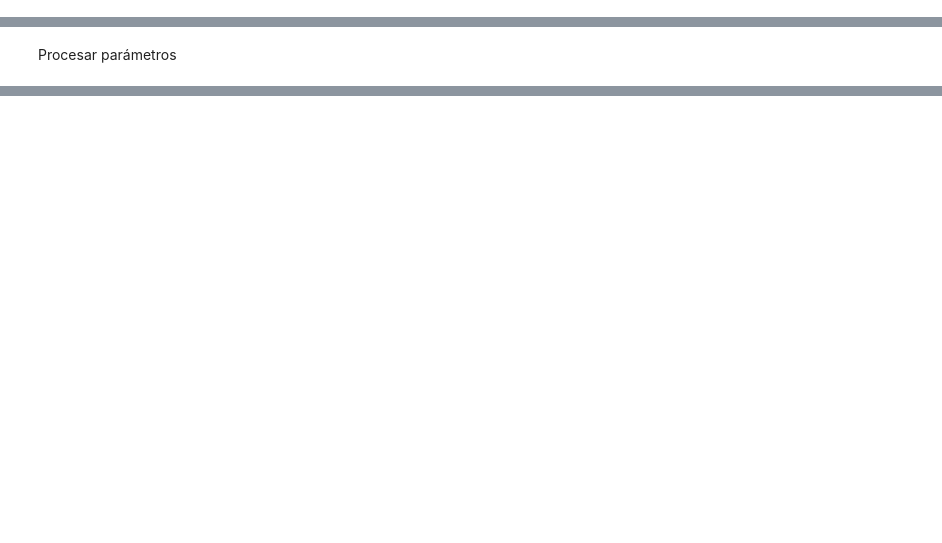
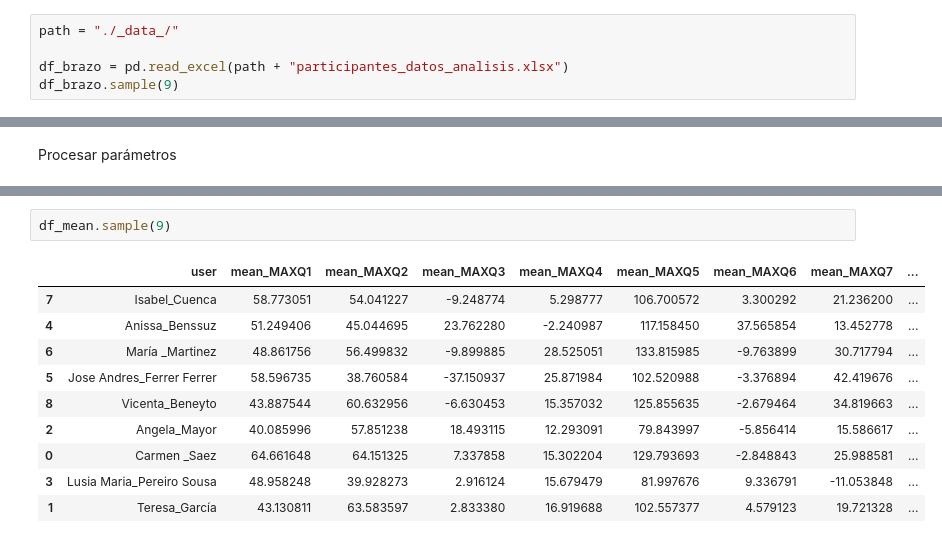
Before and after one commit to RaulMB94/rai_exp_2023_sivarita, a Jupyter notebook: rai_exp_2023_sivarita.ipynb, the cells around one changed output, grey strips where cells are left out. Cells and saved outputs as stored; diff of their text form; blank space fills up the shorter version.

Commit message:
filtrado de usuarios y lectura de excels

```diff
--- a/rai_exp_2023_sivarita.ipynb
+++ b/rai_exp_2023_sivarita.ipynb
@@ -29,0 +34,5 @@ importlib.reload(Sivarita)
+# %%
+path = "./_data_/"
+
+df_brazo = pd.read_excel(path + "participantes_datos_analisis.xlsx")
+df_brazo.sample(9)
@@ -84 +205,14 @@ df_params.sample(5)
+# %%
+df_mean.sample(9)
+# %% [output]
+|  | user | mean_MAXQ1 | mean_MAXQ2 | mean_MAXQ3 | mean_MAXQ4 | mean_MAXQ5 | mean_MAXQ6 | mean_MAXQ7 | ... |
+| 7 | Isabel_Cuenca | 58.773051 | 54.041227 | -9.248774 | 5.298777 | 106.700572 | 3.300292 | 21.236200 | ... |
+| 4 | Anissa_Benssuz | 51.249406 | 45.044695 | 23.762280 | -2.240987 | 117.158450 | 37.565854 | 13.452778 | ... |
+| 6 | María _Martinez | 48.861756 | 56.499832 | -9.899885 | 28.525051 | 133.815985 | -9.763899 | 30.717794 | ... |
+| 5 | Jose Andres_Ferrer Ferrer | 58.596735 | 38.760584 | -37.150937 | 25.871984 | 102.520988 | -3.376894 | 42.419676 | ... |
+| 8 | Vicenta_Beneyto | 43.887544 | 60.632956 | -6.630453 | 15.357032 | 125.855635 | -2.679464 | 34.819663 | ... |
+| 2 | Angela_Mayor | 40.085996 | 57.851238 | 18.493115 | 12.293091 | 79.843997 | -5.856414 | 15.586617 | ... |
+| 0 | Carmen _Saez | 64.661648 | 64.151325 | 7.337858 | 15.302204 | 129.793693 | -2.848843 | 25.988581 | ... |
+| 3 | Lusia Maria_Pereiro Sousa | 48.958248 | 39.928273 | 2.916124 | 15.679479 | 81.997676 | 9.336791 | -11.053848 | ... |
+| 1 | Teresa_García | 43.130811 | 63.583597 | 2.833380 | 16.919688 | 102.557377 | 4.579123 | 19.721328 | ... |
 # %%
```
Also changed, not shown: parts of 10 cells of this notebook, 2 other files.
